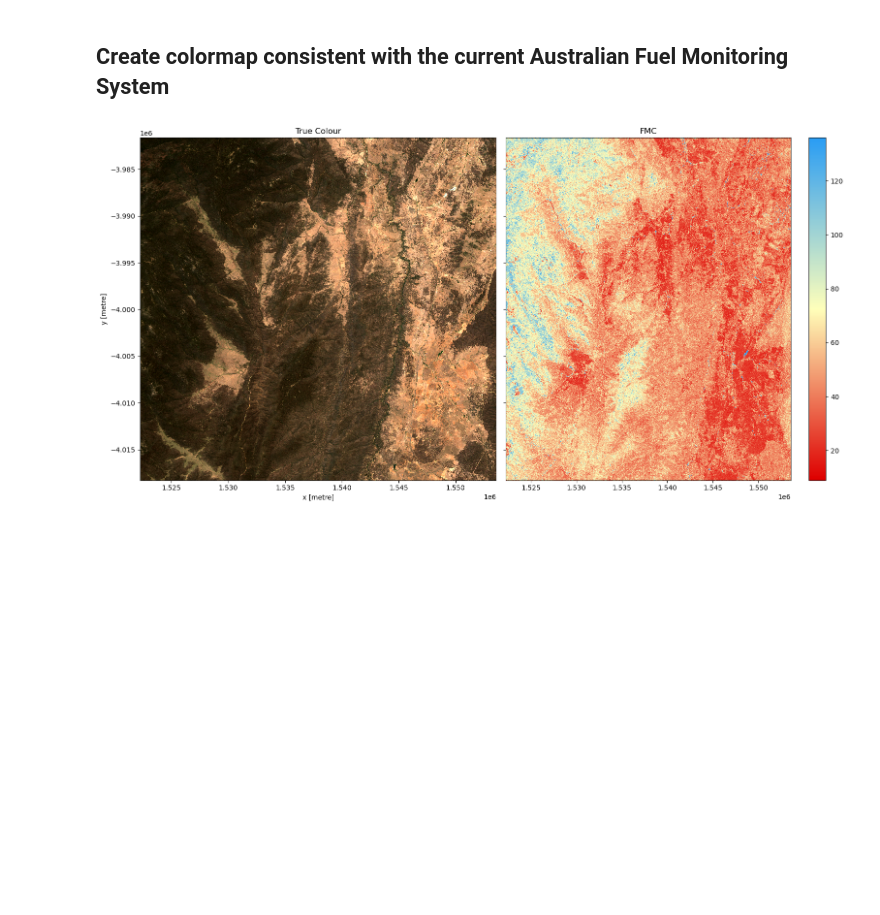
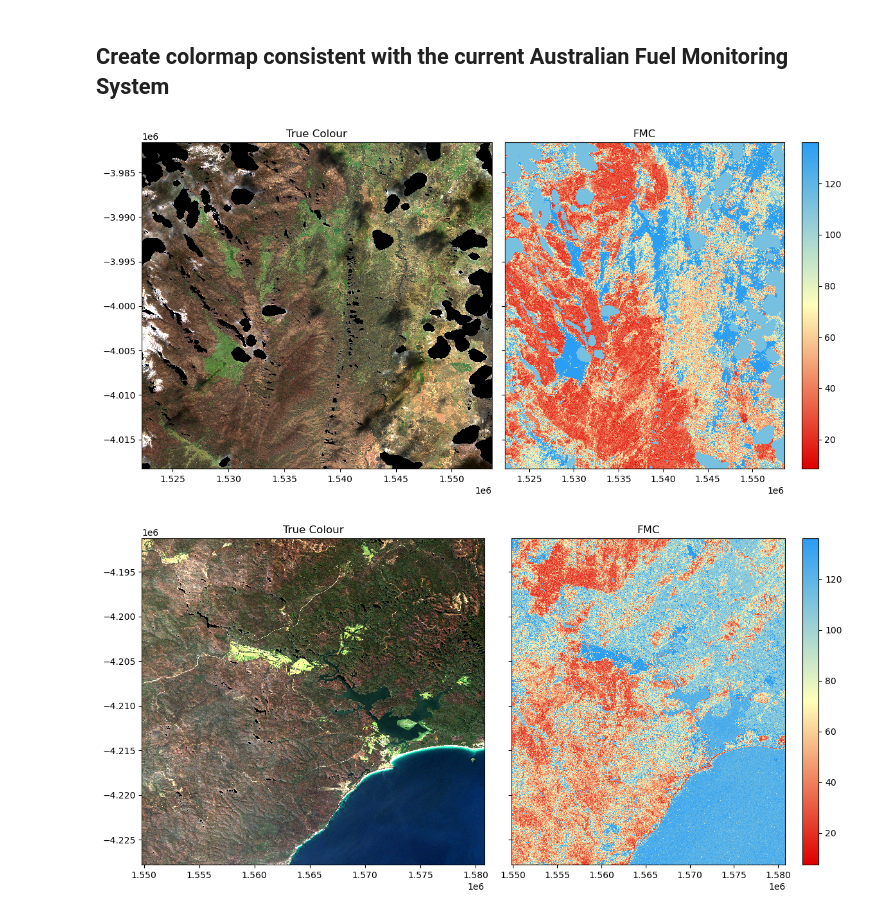
Before and after one commit to ANU-WALD/sentinel2_fmc, a Jupyter notebook: fmc_s2_rf_inference.ipynb, the cells around one changed output. Cells and saved outputs as stored; diff of their text form; code cells hidden in the pictures; blank space fills up the shorter version.

```diff
--- a/fmc_s2_rf_inference.ipynb
+++ b/fmc_s2_rf_inference.ipynb
@@ -65,12 +65,11 @@ output_crs='EPSG:3577'
 
 dask_chunks = {'x': 1000, 'y': 1000}
 
-time= ('2019-11-20', '2019-11-21')
+time= ('2020-05-01', '2020-06-30')
 
 resolution = (-20, 20)
 
-measurements =  ["nbart_blue","nbart_green","nbart_red",
-                 "nbart_red_edge_1","nbart_red_edge_2","nbart_red_edge_3",
+measurements =  ["nbart_red","nbart_green","nbart_blue",
                  "nbart_nir_1","nbart_nir_2",
                 "nbart_swir_2","nbart_swir_3"
                 ]
@@ -114,15 +113,17 @@ for key, value in testing_locations.items():
               products=["ga_s2am_ard_3", "ga_s2bm_ard_3"],
               cloud_mask="s2cloudless",
               mask_pixel_quality=True,
+              min_gooddata=0.9,
               **query)
 
     ds['ndvi']=((ds.nbart_nir_1-ds.nbart_red)/(ds.nbart_nir_1+ds.nbart_red))
     ds['ndii']=((ds.nbart_nir_1-ds.nbart_swir_2)/(ds.nbart_nir_1+ds.nbart_swir_2))
 
+    # ensure
     ds = ds[['ndvi','ndii','nbart_red','nbart_green','nbart_blue',
              'nbart_nir_1','nbart_nir_2','nbart_swir_2','nbart_swir_3']]
 
-    #ds = ds.isel(time=1)
+    ds = ds.isel(time=0)
 
     # Predict using the imported model
     predicted = predict_xr(model,
@@ -133,7 +134,6 @@ for key, value in testing_locations.items():
                            return_input=True).compute()
 
     predictions.append(predicted)
-    break
 # %% [output]
 Working on: Namadgi
 Finding datasets
@@ -146,27 +158,30 @@ predicting...
 # %% [markdown]
 ## Create colormap consistent with the current Australian Fuel Monitoring System
 # %%
-colors = [(0.87, 0, 0), (1, 1, 0.73), (0.165, 0.615, 0.957)]  # R -> G -> B
+colors = [(0.87, 0, 0), (1, 1, 0.73), (0.165, 0.615, 0.957)]
 cmap = LinearSegmentedColormap.from_list('fmc', colors, N=256)
 
 for i in range(0, len(predictions)):
-    fig, axes = plt.subplots(1, 2, figsize=(16, 8), sharey=True)
+    fig, axes = plt.subplots(1, 2, figsize=(12, 6), sharey=True)
 
     # Plot true colour image
     rgb(predictions[i],
         bands=['nbart_red', 'nbart_green', 'nbart_blue'],
         ax=axes[0],
-        percentile_stretch=(0.01, 0.99))
+        percentile_stretch=(0.01, 0.99),
+        add_labels=False
+       )
 
     # Plot classified image
     np.clip(predictions[i].Predictions, 0, 136).plot(ax=axes[1],
                                     cmap=cmap,
                                     add_labels=False,
                                     add_colorbar=True)
 
     # Add plot titles
     axes[0].set_title('True Colour')
     axes[1].set_title('FMC')
     plt.tight_layout();
 # %% [output]
-[figure, old version]
+[figure, new version]
+[figure, added]
```
Also changed, not shown: parts of 2 cells of this notebook, 1 other file.
